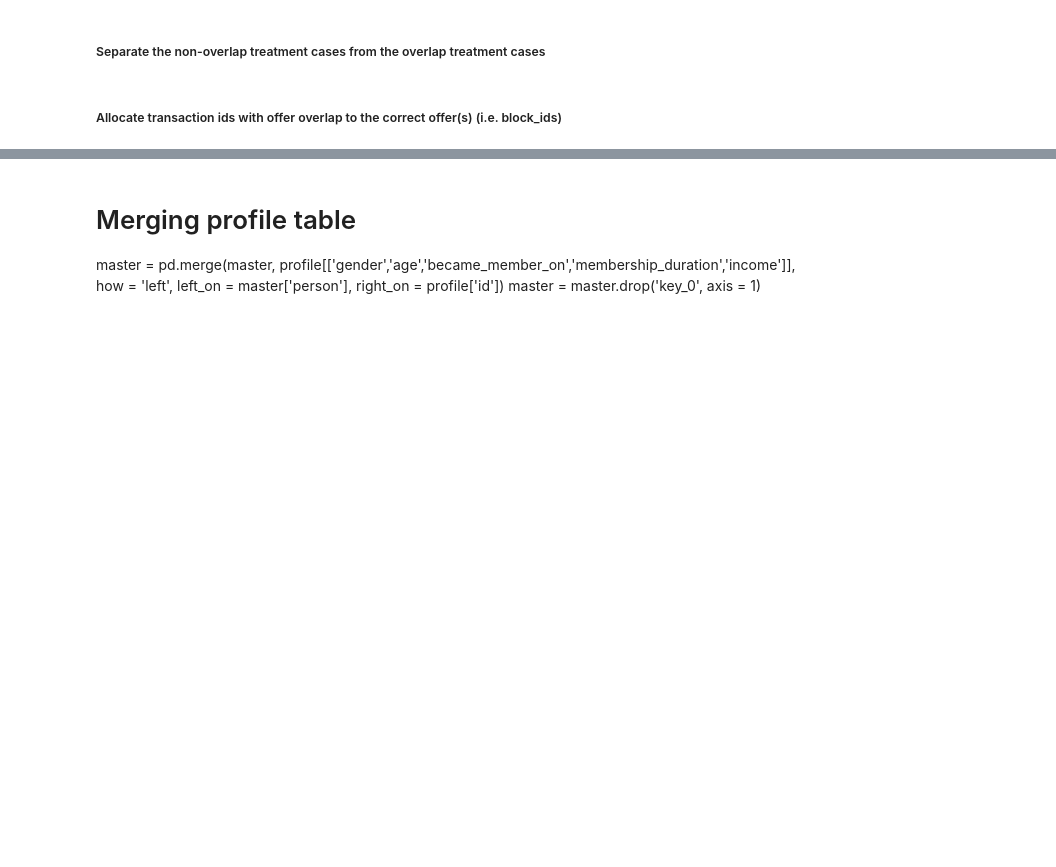
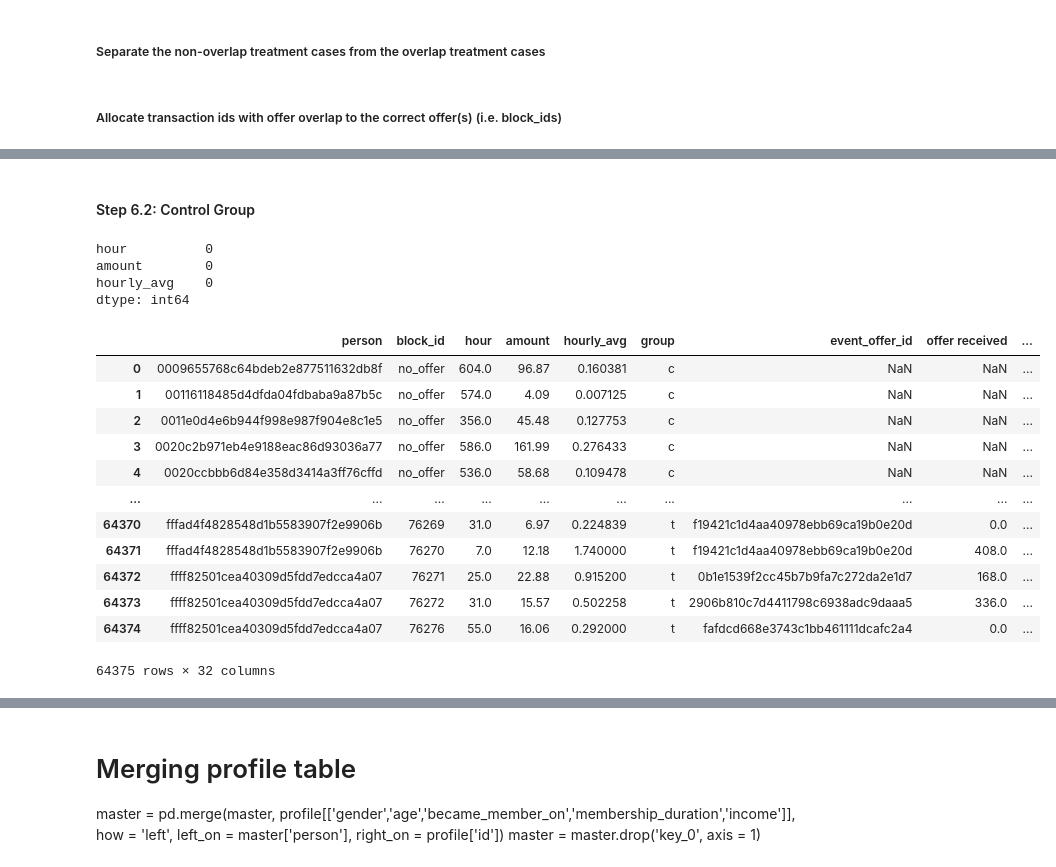
Before and after one commit to judithleao/capstone-project-starbucks, a Jupyter notebook: Starbucks-Wrangling.ipynb, the cells around one changed output, grey strips where cells are left out. Drawn from its saved outputs; the diff is of its cells as text; code cells hidden in the pictures; blank space fills up the shorter version.

```diff
--- a/Starbucks-Wrangling.ipynb
+++ b/Starbucks-Wrangling.ipynb
@@ -732,0 +714,2 @@ dtype: int64
+# %% [markdown]
+#### Step 6.2: Control Group
@@ -732,0 +729,8 @@ dtype: int64
+# %%
+# Data check
+control_hourly_averages.isna().sum()
+# %% [output]
+hour          0
+amount        0
+hourly_avg    0
+dtype: int64
@@ -732,0 +762,17 @@ dtype: int64
+# %%
+# Inspect final dataframe
+hourly_averages
+# %% [output]
+|  | person | block_id | hour | amount | hourly_avg | group | event_offer_id | offer received | ... |
+| 0 | 0009655768c64bdeb2e877511632db8f | no_offer | 604.0 | 96.87 | 0.160381 | c | NaN | NaN | ... |
+| 1 | 00116118485d4dfda04fdbaba9a87b5c | no_offer | 574.0 | 4.09 | 0.007125 | c | NaN | NaN | ... |
+| 2 | 0011e0d4e6b944f998e987f904e8c1e5 | no_offer | 356.0 | 45.48 | 0.127753 | c | NaN | NaN | ... |
+| 3 | 0020c2b971eb4e9188eac86d93036a77 | no_offer | 586.0 | 161.99 | 0.276433 | c | NaN | NaN | ... |
+| 4 | 0020ccbbb6d84e358d3414a3ff76cffd | no_offer | 536.0 | 58.68 | 0.109478 | c | NaN | NaN | ... |
+| ... | ... | ... | ... | ... | ... | ... | ... | ... | ... |
+| 64370 | fffad4f4828548d1b5583907f2e9906b | 76269 | 31.0 | 6.97 | 0.224839 | t | f19421c1d4aa40978ebb69ca19b0e20d | 0.0 | ... |
+| 64371 | fffad4f4828548d1b5583907f2e9906b | 76270 | 7.0 | 12.18 | 1.740000 | t | f19421c1d4aa40978ebb69ca19b0e20d | 408.0 | ... |
+| 64372 | ffff82501cea40309d5fdd7edcca4a07 | 76271 | 25.0 | 22.88 | 0.915200 | t | 0b1e1539f2cc45b7b9fa7c272da2e1d7 | 168.0 | ... |
+| 64373 | ffff82501cea40309d5fdd7edcca4a07 | 76272 | 31.0 | 15.57 | 0.502258 | t | 2906b810c7d4411798c6938adc9daaa5 | 336.0 | ... |
+| 64374 | ffff82501cea40309d5fdd7edcca4a07 | 76276 | 55.0 | 16.06 | 0.292000 | t | fafdcd668e3743c1bb461111dcafc2a4 | 0.0 | ... |
+64375 rows × 32 columns
```
Also changed, not shown: parts of 64 cells of this notebook.
